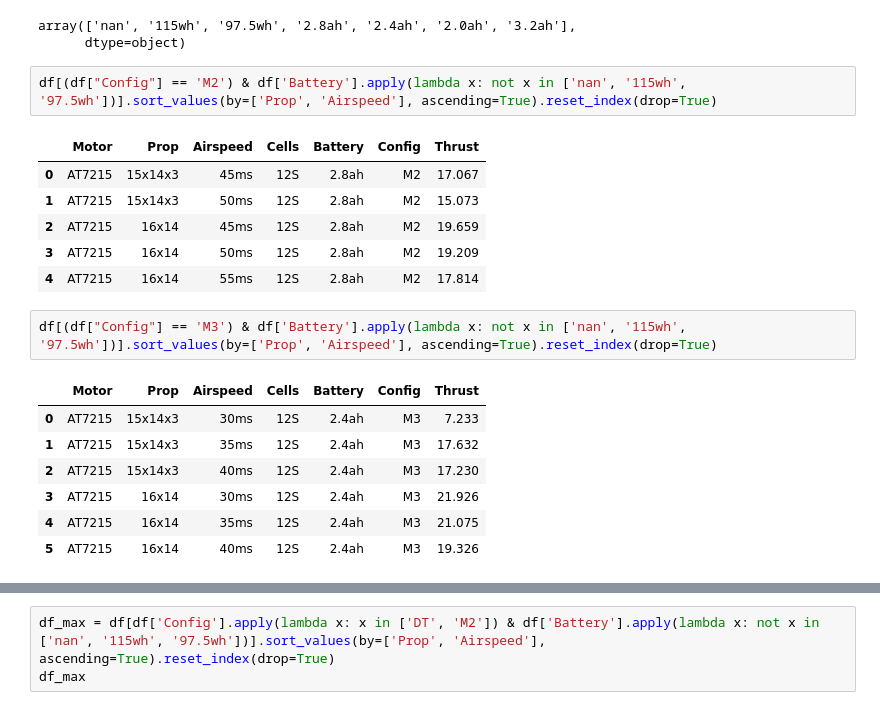
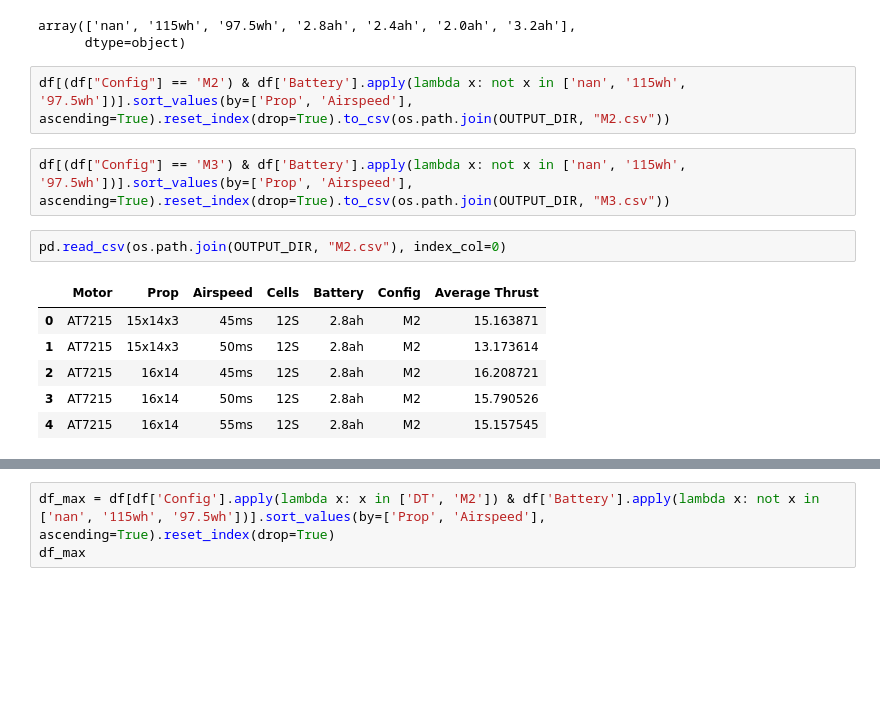
Before and after one commit to SanderGi/DesignBuildFly, a Jupyter notebook: python_tools/eda/windTunnel5.ipynb, the cells around one changed output, grey strips where cells are left out. Saved outputs shown, nothing was run; the diff lists cells and outputs as text; blank space fills up the shorter version.

```diff
--- a/python_tools/eda/windTunnel5.ipynb
+++ b/python_tools/eda/windTunnel5.ipynb
@@ -237,21 +237,15 @@ df['Battery'].unique()
 array(['nan', '115wh', '97.5wh', '2.8ah', '2.4ah', '2.0ah', '3.2ah'],
       dtype=object)
 # %%
-df[(df["Config"] == 'M2') & df['Battery'].apply(lambda x: not x in ['nan', '115wh', '97.5wh'])].sort_values(by=['Prop', 'Airspeed'], ascending=True).reset_index(drop=True)
+df[(df["Config"] == 'M2') & df['Battery'].apply(lambda x: not x in ['nan', '115wh', '97.5wh'])].sort_values(by=['Prop', 'Airspeed'], ascending=True).reset_index(drop=True).to_csv(os.path.join(OUTPUT_DIR, "M2.csv"))
-# %% [output]
-|  | Motor | Prop | Airspeed | Cells | Battery | Config | Thrust |
-| 0 | AT7215 | 15x14x3 | 45ms | 12S | 2.8ah | M2 | 17.067 |
-| 1 | AT7215 | 15x14x3 | 50ms | 12S | 2.8ah | M2 | 15.073 |
-| 2 | AT7215 | 16x14 | 45ms | 12S | 2.8ah | M2 | 19.659 |
-| 3 | AT7215 | 16x14 | 50ms | 12S | 2.8ah | M2 | 19.209 |
-| 4 | AT7215 | 16x14 | 55ms | 12S | 2.8ah | M2 | 17.814 |
 # %%
-df[(df["Config"] == 'M3') & df['Battery'].apply(lambda x: not x in ['nan', '115wh', '97.5wh'])].sort_values(by=['Prop', 'Airspeed'], ascending=True).reset_index(drop=True)
+df[(df["Config"] == 'M3') & df['Battery'].apply(lambda x: not x in ['nan', '115wh', '97.5wh'])].sort_values(by=['Prop', 'Airspeed'], ascending=True).reset_index(drop=True).to_csv(os.path.join(OUTPUT_DIR, "M3.csv"))
-# %% [output]
-|  | Motor | Prop | Airspeed | Cells | Battery | Config | Thrust |
-| 0 | AT7215 | 15x14x3 | 30ms | 12S | 2.4ah | M3 | 7.233 |
-| 1 | AT7215 | 15x14x3 | 35ms | 12S | 2.4ah | M3 | 17.632 |
-| 2 | AT7215 | 15x14x3 | 40ms | 12S | 2.4ah | M3 | 17.230 |
-| 3 | AT7215 | 16x14 | 30ms | 12S | 2.4ah | M3 | 21.926 |
-| 4 | AT7215 | 16x14 | 35ms | 12S | 2.4ah | M3 | 21.075 |
-| 5 | AT7215 | 16x14 | 40ms | 12S | 2.4ah | M3 | 19.326 |
+# %%
+pd.read_csv(os.path.join(OUTPUT_DIR, "M2.csv"), index_col=0)
+# %% [output]
+|  | Motor | Prop | Airspeed | Cells | Battery | Config | Average Thrust |
+| 0 | AT7215 | 15x14x3 | 45ms | 12S | 2.8ah | M2 | 15.163871 |
+| 1 | AT7215 | 15x14x3 | 50ms | 12S | 2.8ah | M2 | 13.173614 |
+| 2 | AT7215 | 16x14 | 45ms | 12S | 2.8ah | M2 | 16.208721 |
+| 3 | AT7215 | 16x14 | 50ms | 12S | 2.8ah | M2 | 15.790526 |
+| 4 | AT7215 | 16x14 | 55ms | 12S | 2.8ah | M2 | 15.157545 |
```
Also changed, not shown: parts of 1 cell of this notebook, 1 other file.
